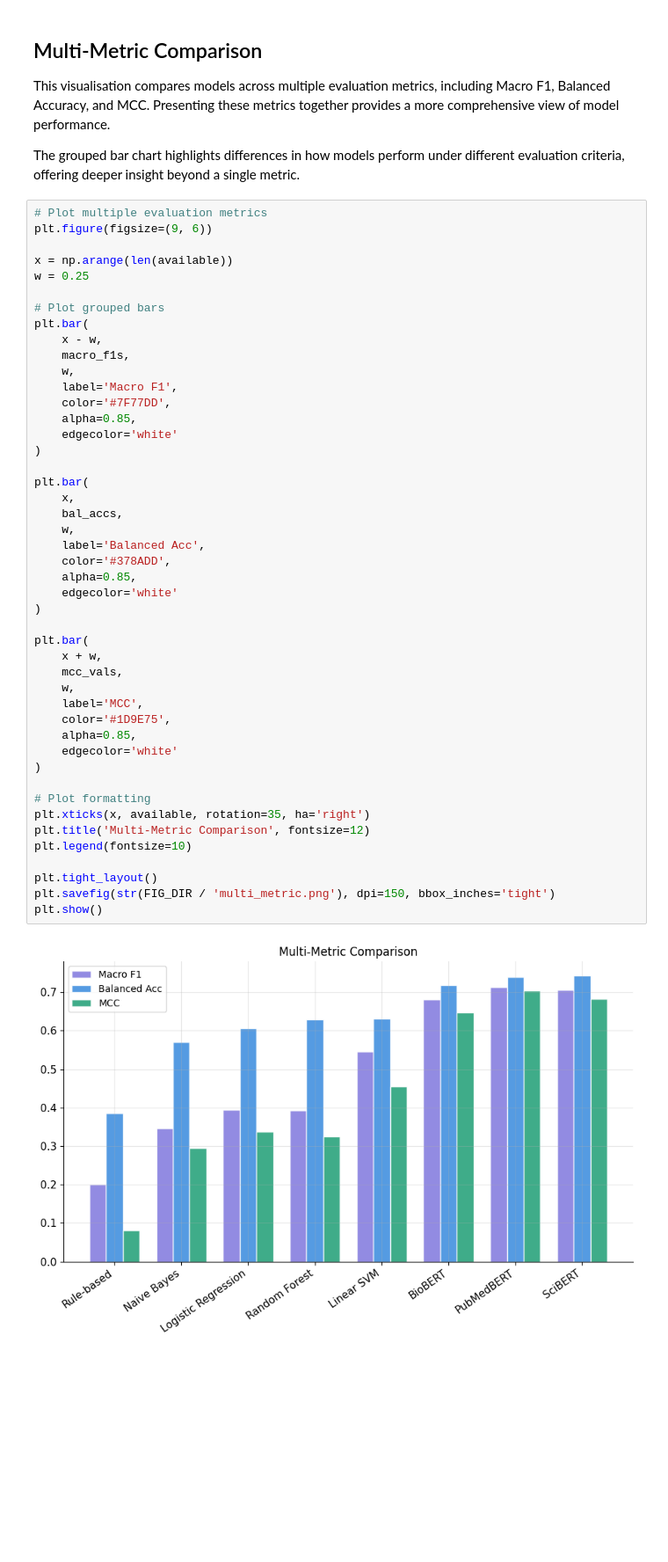
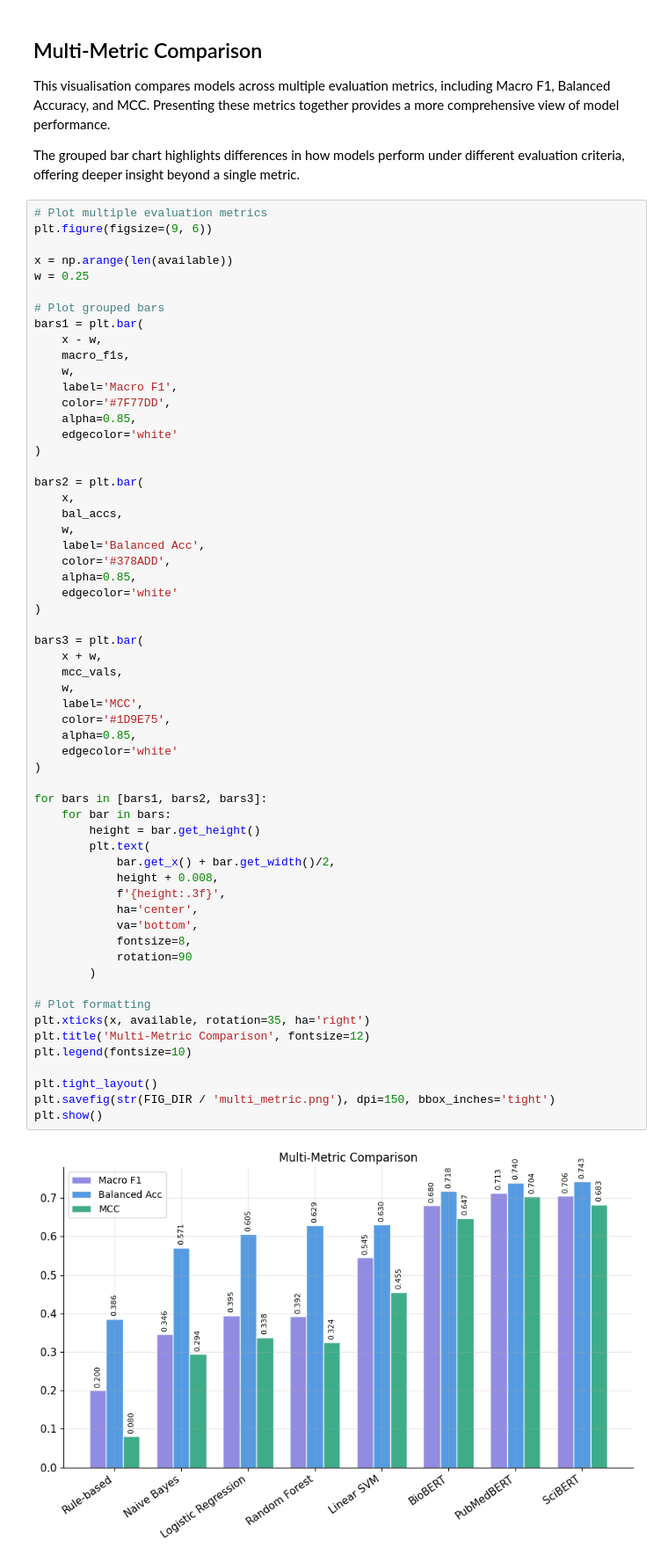
Before and after one commit to carinadesouza/drug_drug_interaction, a Jupyter notebook: notebooks/07_model_comparison.ipynb, the cells around one changed output. Shown at 88% size. Saved outputs shown, nothing was run; the diff lists cells and outputs as text; blank space fills up the shorter version.

```diff
--- a/notebooks/07_model_comparison.ipynb
+++ b/notebooks/07_model_comparison.ipynb
@@ -576,7 +576,7 @@ x = np.arange(len(available))
 w = 0.25
 
 # Plot grouped bars
-plt.bar(
+bars1 = plt.bar(
     x - w,
     macro_f1s,
     w,
@@ -586,36 +586,49 @@ plt.bar(
     edgecolor='white'
 )
 
-plt.bar(
+bars2 = plt.bar(
     x,
     bal_accs,
     w,
     label='Balanced Acc',
     color='#378ADD',
     alpha=0.85,
     edgecolor='white'
 )
 
-plt.bar(
+bars3 = plt.bar(
     x + w,
     mcc_vals,
     w,
     label='MCC',
     color='#1D9E75',
     alpha=0.85,
     edgecolor='white'
 )
 
+for bars in [bars1, bars2, bars3]:
+    for bar in bars:
+        height = bar.get_height()
+        plt.text(
+            bar.get_x() + bar.get_width()/2,
+            height + 0.008,
+            f'{height:.3f}',
+            ha='center',
+            va='bottom',
+            fontsize=8,
+            rotation=90
+        )
+
 # Plot formatting
 plt.xticks(x, available, rotation=35, ha='right')
 plt.title('Multi-Metric Comparison', fontsize=12)
 plt.legend(fontsize=10)
 
 plt.tight_layout()
 plt.savefig(str(FIG_DIR / 'multi_metric.png'), dpi=150, bbox_inches='tight')
 plt.show()
 # %% [output]
-[figure, old version]
+[figure, new version]
 # %% [markdown]
 ## Per-Class F1 Score Heatmap
 
```
Also changed, not shown: 9 other files.
